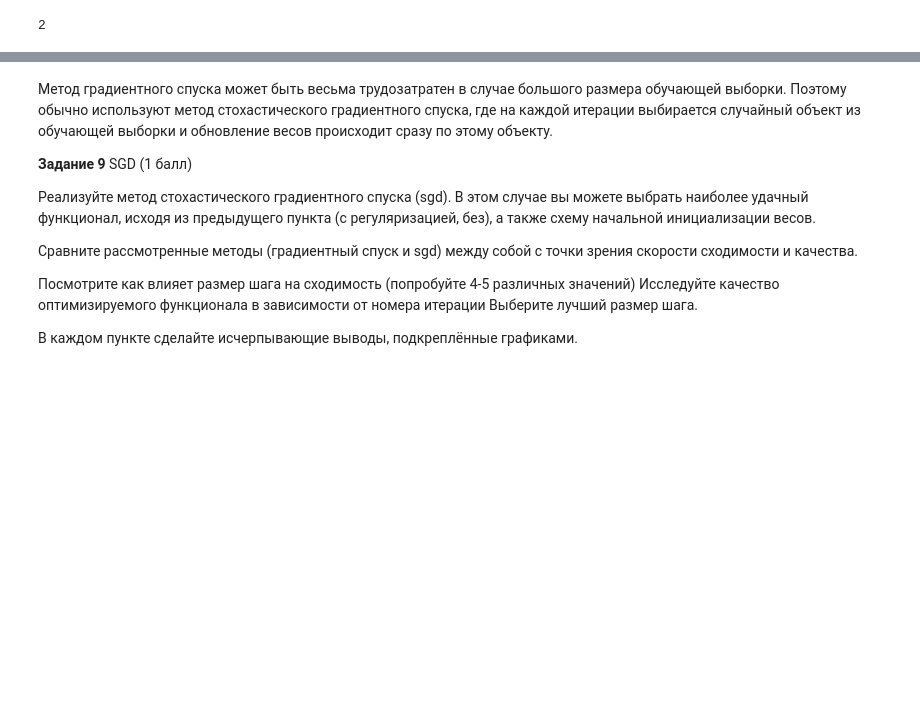
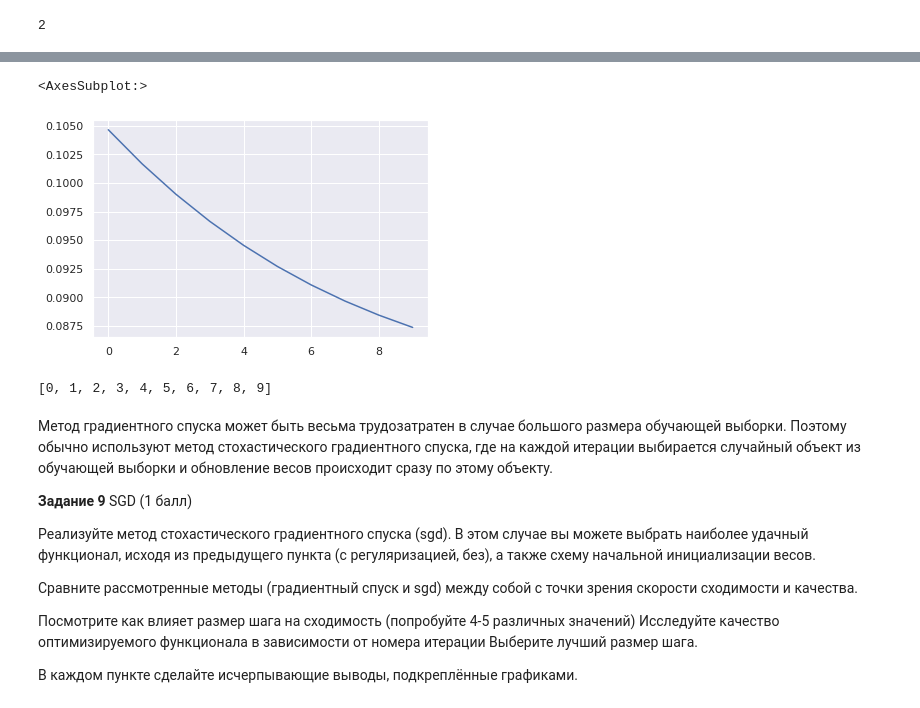
Before and after one commit to TroninDV/MLLab2, a Jupyter notebook: lab2-Copy1.ipynb, the cells around one changed output, grey strips where cells are left out. Drawn from its saved outputs; the diff is of its cells as text; code cells hidden in the pictures; blank space fills up the shorter version.

```diff
--- a/lab2-Copy1.ipynb
+++ b/lab2-Copy1.ipynb
@@ -452,0 +440,8 @@ print (a)
+# %%
+H_matrix = np.zeros((len(X_train_scaled), 8))
+H = np.empty(len(X_train_scaled))
+for i in range(len(X_train_scaled)):
+    T = int(np.floor(X_initial.loc[i, 'year of followup']))
+    H[i] = NA_matrix[T]
+    for t in range(2, T):
+        H_matrix[i, t] = NA_matrix[t]
@@ -452,0 +501,5 @@ print (a)
+# %%
+weight, quality, iterations = CPHMMatrix(X_train_scaled.to_numpy(),
+                                   X_initial['censor of diabetes at followup'].to_numpy(), H, H_matrix,
+                                         X_initial['year of followup'], step=0.1, max_iter=10000, verbose=True,
+                                        weight_init='random')
@@ -453,5 +526,6 @@ print (a)
 # %%
 from IPython.core.debugger import set_trace
+import time
 
 def CPHM(X, y, H, times, step = 0.001, C=0, tol=None, max_iter=1000, weight_init = 'zero'):
     if weight_init == 'zero':
@@ -467,6 +541,7 @@ def CPHM(X, y, H, times, step = 0.001, C=0, tol=None, max_iter=1000, weight_init
 
     while (tol and abs(err) > tol) or (iteration < max_iter):
         print(iteration)
+        start = time.time()
         grad = np.zeros(len(X[0]))
         function = 0
 
@@ -482,11 +557,16 @@ def CPHM(X, y, H, times, step = 0.001, C=0, tol=None, max_iter=1000, weight_init
                 d_not_ill_before += H[t] / (np.exp(-risk) - H[t])
                 not_ill_before = np.log(np.clip(1 - H[t] * np.exp(risk), 0.001, None))
 
-            d_not_ill_before += (1 - y[i]) * H[int(np.floor(times[i]))] / (np.exp(-risk) - H[int(np.floor(times[i]))]) - y[i]
+            if y[i] == 0:
+                d_not_ill_before += H[int(np.floor(times[i]))] / (np.exp(-risk) - H[int(np.floor(times[i]))])
+                function += (np.log(np.clip(1 - H[int(np.floor(times[i]))] * np.exp(risk), 0.001, None)))
+
+            d_not_ill_before -= y[i]
+
             grad += X[i] * d_not_ill_before
 
-            function += y[i] * (np.log(np.clip(H[int(np.floor(times[i]))], 0.001, None)) + risk) + \
-            (1 - y[i]) * (np.log(np.clip(1 - H[int(np.floor(times[i]))] * np.exp(risk), 0.001, None))) + not_ill_before
+            function += y[i] * (np.log(np.clip(H[int(np.floor(times[i]))], 0.001, None)) + risk) + not_ill_before
+
 
 
         grad /= len(X)
@@ -495,7 +575,8 @@ def CPHM(X, y, H, times, step = 0.001, C=0, tol=None, max_iter=1000, weight_init
 
         iterations.append(iteration)
         quality_in_iteration.append(function)
-        print(f"{iteration}: {function}")
+        print(f"{iteration}: {function} {grad}")
+        print (time.time() - start)
         iteration += 1
 
     return coef, quality_in_iteration, iterations
@@ -519,6 +587,7 @@ H = NA(data_for_na)
 # %%
 weight, quality, iterations = CPHM(X_train_scaled.to_numpy(),
-                                   X_initial['censor of diabetes at followup'], H, X_initial['year of followup'], step=0.01)
+                                   X_initial['censor of diabetes at followup'], NA_matrix, X_initial['year of followup'],
+                                   step=1, max_iter=10)
 # %% [output]
 0
 0
@@ -540,3 +623,13 @@ weight, quality, iterations = CPHM(X_train_scaled.to_numpy(),
+# %%
+sns.set_theme()
+sns.lineplot(x=iterations, y=quality)
+# %% [output]
+<AxesSubplot:>
+[figure, added]
+# %%
+iterations
+# %% [output]
+[0, 1, 2, 3, 4, 5, 6, 7, 8, 9]
 # %% [markdown]
 Метод градиентного спуска может быть весьма трудозатратен в случае большого размера обучающей выборки. Поэтому обычно используют метод стохастического градиентного спуска, где на каждой итерации выбирается случайный объект из обучающей выборки и обновление весов происходит сразу по этому объекту.
 
```
Also changed, not shown: parts of 11 cells of this notebook.
